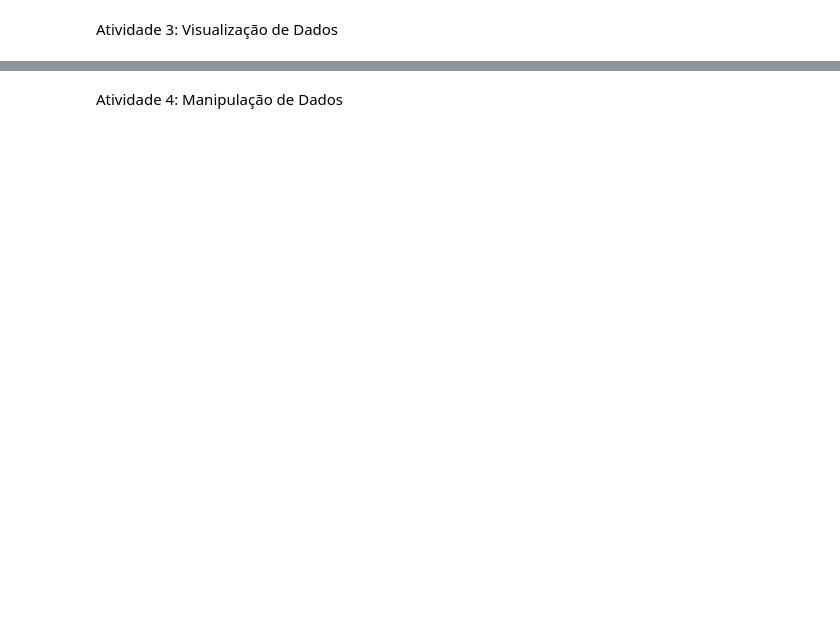
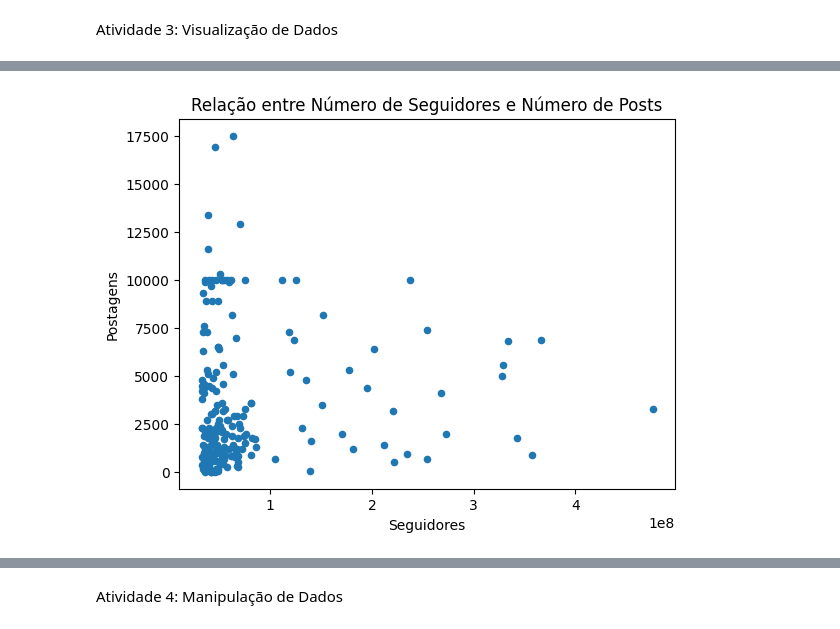
Before and after one commit to rafaart/DataScienceCO, a Jupyter notebook: Instagram_influencers_EDA,_statistical(Atividade_Complementar).ipynb, the cells around one changed output, grey strips where cells are left out. Saved outputs shown, nothing was run; the diff lists cells and outputs as text; code cells hidden in the pictures; blank space fills up the shorter version.

```diff
--- a/Instagram_influencers_EDA,_statistical(Atividade_Complementar).ipynb
+++ b/Instagram_influencers_EDA,_statistical(Atividade_Complementar).ipynb
@@ -168,4 +281,9 @@ Atividade 3: Visualização de Dados
 # %%
 # 2. Plotar um gráfico de dispersão mostrando a relação entre o número de seguidores e o número de posts
+
+analise_insta.plot(kind='scatter', x='Seguidores', y='Postagens', title='Relação entre Número de Seguidores e Número de Posts')
+plt.show()
+# %% [output]
+[figure, added]
 # %%
 # 3. Criar um histograma para visualizar a distribuição dos números de seguidores
```
Also changed, not shown: parts of 18 cells of this notebook.
